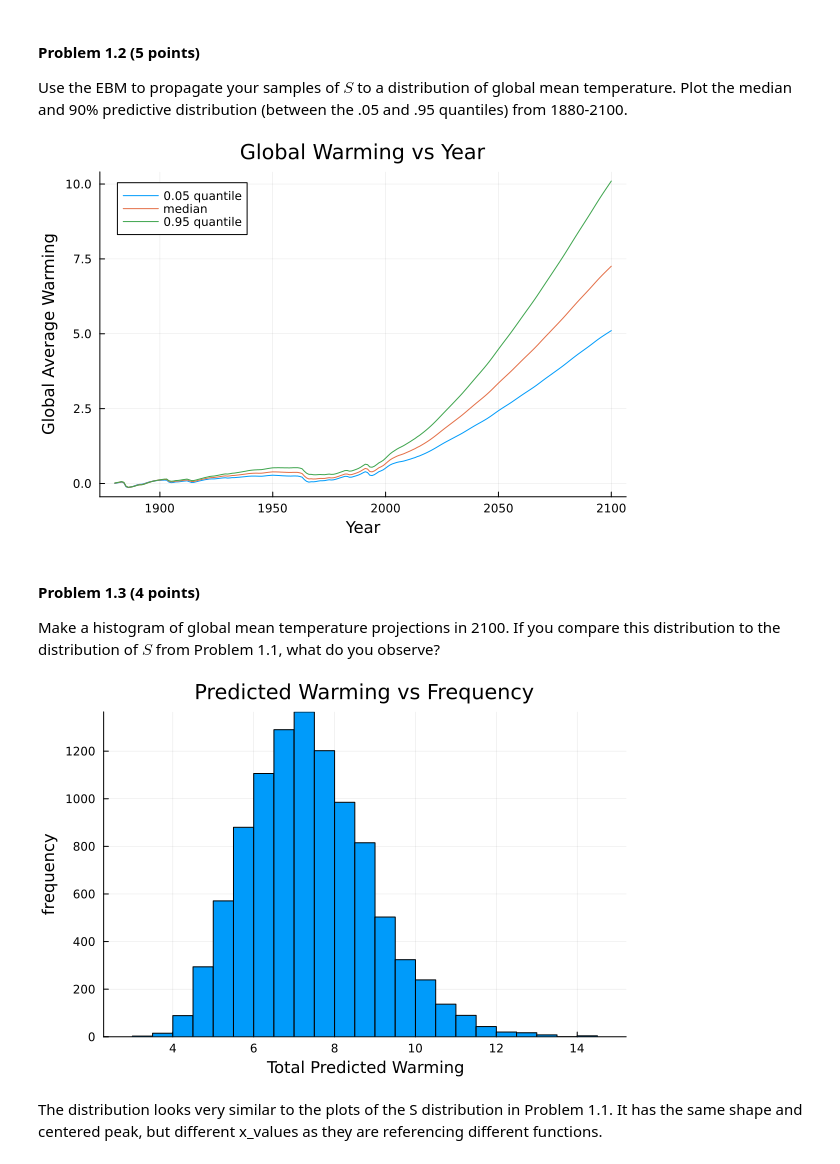
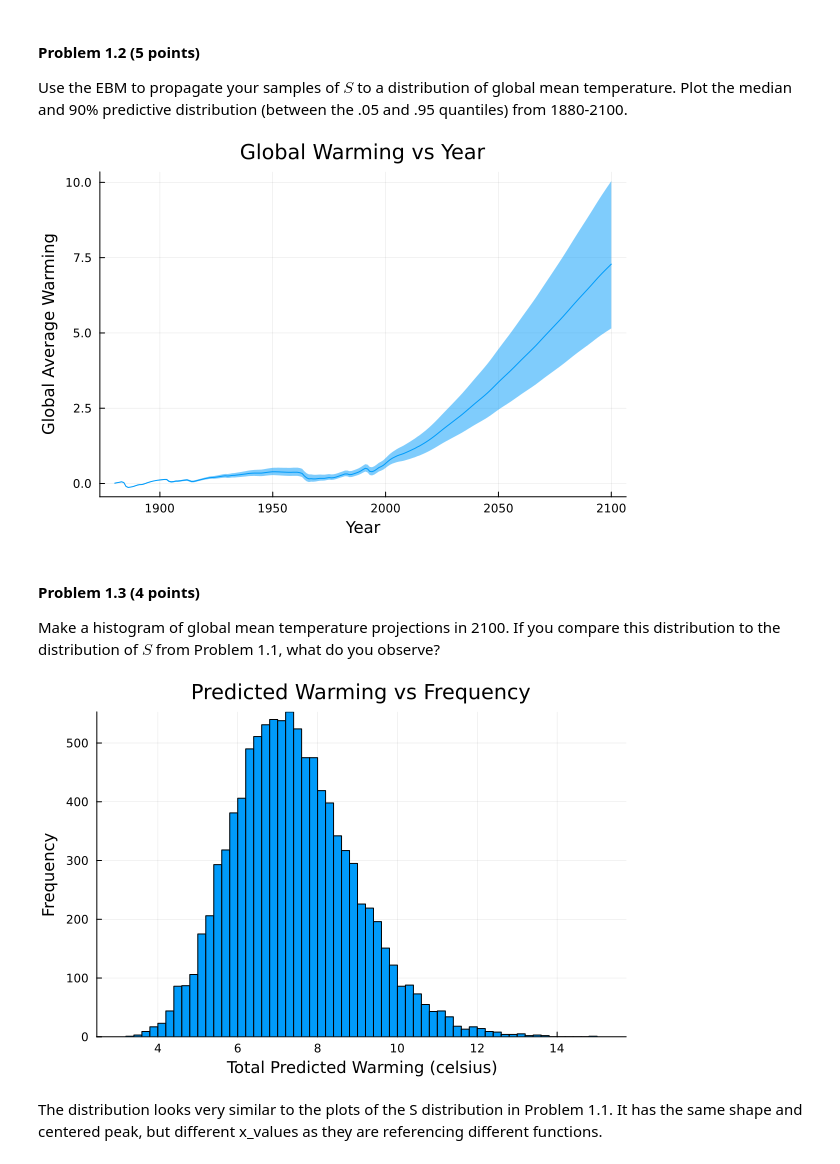
Before and after one commit to BEE4750-FA23/hw3-jrmarcuse, a Jupyter notebook: hw03.ipynb, the cells around one changed output. Saved outputs shown, nothing was run; the diff lists cells and outputs as text; code cells hidden in the pictures.

```diff
--- a/hw03.ipynb
+++ b/hw03.ipynb
@@ -191,17 +191,10 @@ UB_GAT = energy_balance_model(UB_S, forcing_aerosol_85, forcing_non_aerosol_85);
 #create x-values as years
 x_values = 1880:2100;
 
-#forcing_aerosol_85 index 1 is the year 1880 and index 221 is the year 2100
-    #therefore x_values from 1880:2100 will be an appropriate length
-#Plotting all 3 curves on the same axis
-plot(x_values,LB_GAT,label="0.05 quantile")
-plot!(x_values,median_GAT,label="median")
-plot!(x_values,UB_GAT,label="0.95 quantile")
-xlabel!("Year")
-ylabel!("Global Average Warming")
-title!("Global Warming vs Year")
+plot(x_values,median_GAT, ribbon =(median_GAT-LB_GAT, UB_GAT-median_GAT),legend=false,
+xlabel="Year",ylabel="Global Average Warming",title="Global Warming vs Year")
 # %% [output]
-[figure, old version]
+[figure, new version]
 # %% [markdown]
 #### Problem 1.3 (4 points)
 
@@ -211,23 +204,23 @@ what do you observe?
 # %%
 #The function below returns just the last value in the vector that
     #energy_balance_model returns
 function last_year_prediction(S,forcing_aerosol,forcing_non_aerosol)
     T = energy_balance_model(S,forcing_aerosol,forcing_non_aerosol);
     T = T[end];
     return T
 end
 
 #loop to get all of the 2100 model predictions for all values of samples
     #which was created from the LogNormal Distribution earlier
 T_predictions= [last_year_prediction(samples[i], forcing_aerosol_85,
 forcing_non_aerosol_85) for i in 1:10000]
 
 #histogram of frequency of values of temperature warming predictions
     #in the year 2100 with the same bin# as problem 1.1 for comparison
-histogram(T_predictions,bins=50,xlabel="Total Predicted Warming",ylabel="Frequency",
+histogram(T_predictions,xlabel="Total Predicted Warming (celsius)",ylabel="Frequency",
 title="Predicted Warming vs Frequency",legend=false)
 # %% [output]
-[figure, old version]
+[figure, new version]
 # %% [markdown]
 The distribution looks very similar to the plots of the S distribution in Problem 1.1. It has the same shape and centered peak, but different x_values as they are referencing different functions.
 # %% [markdown]
```
Also changed, not shown: parts of 11 cells of this notebook.
